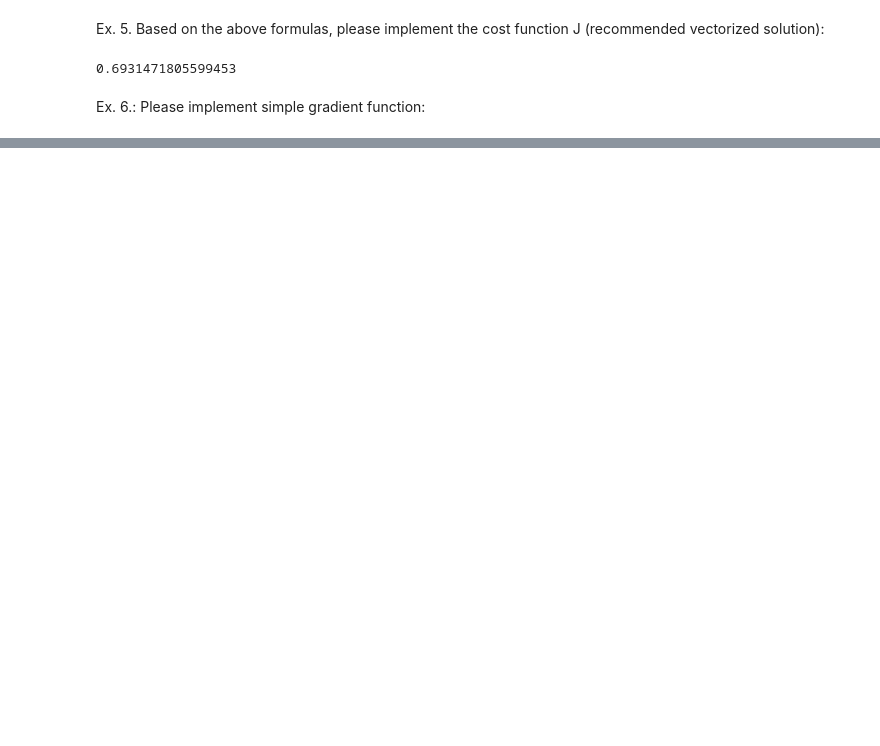
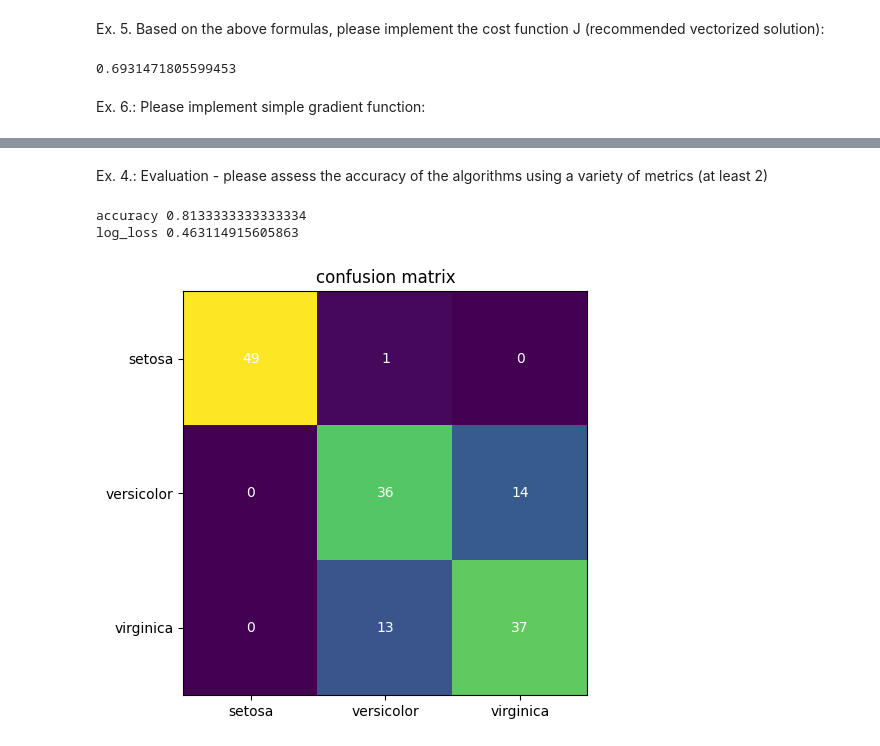
Before and after one commit to MichalMichniak/Machine_Learning_2023_Academy_Course, a Jupyter notebook: lab_3/main.ipynb, the cells around one changed output, grey strips where cells are left out. Saved outputs shown, nothing was run; the diff lists cells and outputs as text; code cells hidden in the pictures; blank space fills up the shorter version.

```diff
--- a/lab_3/main.ipynb
+++ b/lab_3/main.ipynb
@@ -115,0 +202,23 @@ plt.show()
+# %% [markdown]
+Ex. 4.: Evaluation - please assess the accuracy of the algorithms using a variety of metrics (at least 2)
+# %%
+import sklearn.metrics as metrics
+print("accuracy",metrics.accuracy_score(Y,(logreg.predict(X))))
+print("log_loss",metrics.log_loss(Y,logreg.predict_proba(X)))
+# %% [output]
+accuracy 0.8133333333333334
+log_loss 0.463114915605863
+# %%
+cf_mat = metrics.confusion_matrix(Y, logreg.predict(X))
+fig, ax = plt.subplots()
+im = ax.imshow(cf_mat)
+ax.set_title("confusion matrix")
+ax.set_xticks([i for i in range(len(iris.target_names))],iris.target_names)
+ax.set_yticks([i for i in range(len(iris.target_names))],iris.target_names)
+for i in range(len(cf_mat)):
+    for j in range(len(cf_mat[0])):
+        ax.text(j, i, cf_mat[i, j], ha="center", va="center", color="w")
+fig.tight_layout()
+plt.show()
+# %% [output]
+[figure, added]
```
Also changed, not shown: parts of 15 cells of this notebook.
